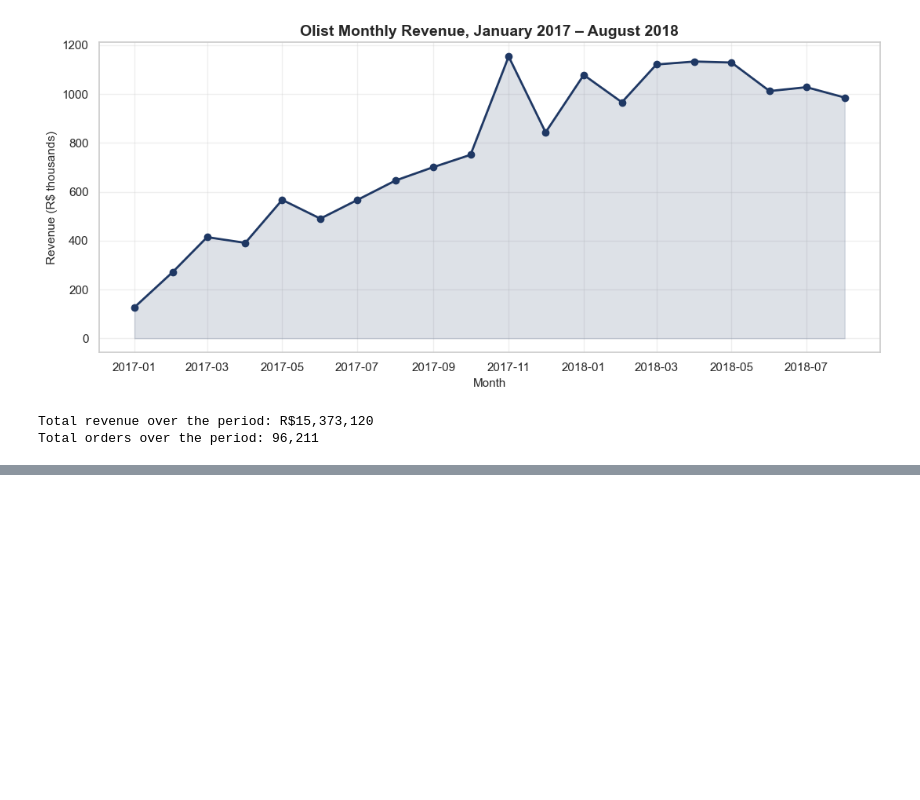
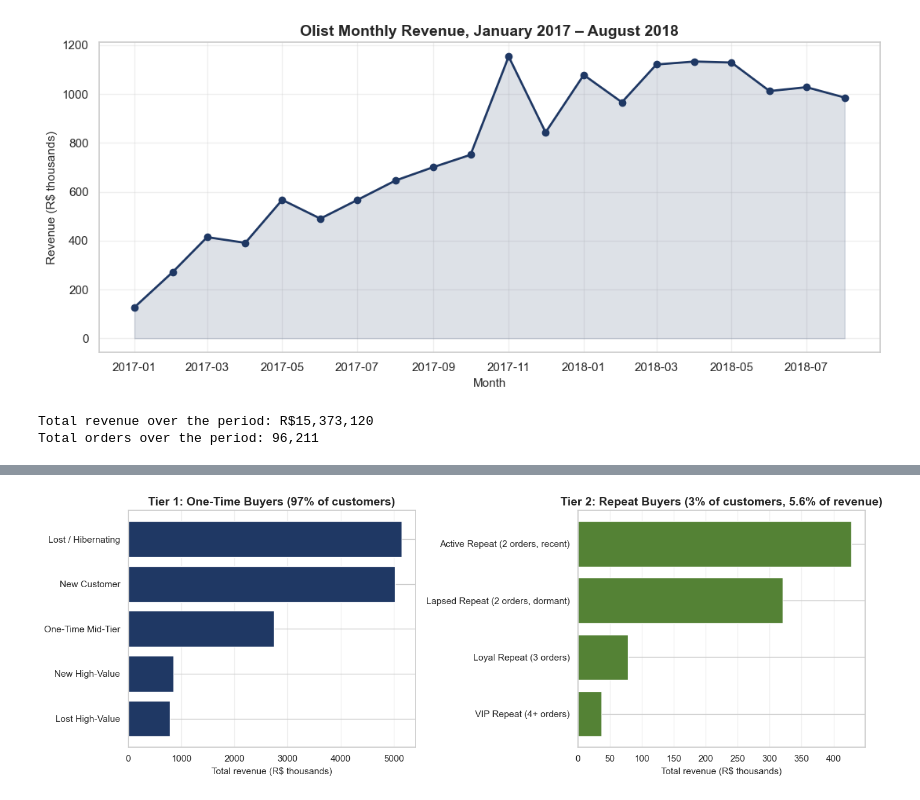
Before and after one commit to mubinamirzaeva/ecommerce-customer-analytics, a Jupyter notebook: notebooks/01_exploration.ipynb, the cells around one changed output, grey strips where cells are left out. Cells and saved outputs as stored; diff of their text form; code cells hidden in the pictures; blank space fills up the shorter version.

Commit message:
Add Python exploratory notebook with four headline visualizations

```diff
--- a/notebooks/01_exploration.ipynb
+++ b/notebooks/01_exploration.ipynb
@@ -81,0 +86,78 @@ Total orders over the period: 96,211
+# %%
+segment_query = """
+WITH order_revenue AS (
+    SELECT oi.order_id, SUM(oi.price + oi.freight_value) AS order_total
+    FROM order_items oi GROUP BY oi.order_id
+),
+customer_orders AS (
+    SELECT
+        c.customer_unique_id, o.order_id,
+        o.order_purchase_timestamp::DATE AS order_date,
+        orev.order_total
+    FROM orders o
+    JOIN customers c ON o.customer_id = c.customer_id
+    JOIN order_revenue orev ON o.order_id = orev.order_id
+    WHERE o.order_status = 'delivered'
+),
+rfm_raw AS (
+    SELECT
+        customer_unique_id,
+        ('2018-10-17'::DATE - MAX(order_date)) AS recency_days,
+        COUNT(DISTINCT order_id) AS frequency,
+        ROUND(SUM(order_total)::NUMERIC, 2) AS monetary
+    FROM customer_orders
+    GROUP BY customer_unique_id
+),
+rfm_scored AS (
+    SELECT
+        customer_unique_id, recency_days, frequency, monetary,
+        NTILE(5) OVER (ORDER BY recency_days ASC) AS r_score,
+        NTILE(5) OVER (ORDER BY monetary DESC) AS m_score
+    FROM rfm_raw
+)
+SELECT
+    CASE
+        WHEN frequency >= 4 THEN 'VIP Repeat (4+ orders)'
+        WHEN frequency = 3 THEN 'Loyal Repeat (3 orders)'
+        WHEN frequency = 2 AND r_score >= 3 THEN 'Active Repeat (2 orders, recent)'
+        WHEN frequency = 2 THEN 'Lapsed Repeat (2 orders, dormant)'
+        WHEN frequency = 1 AND r_score >= 4 AND m_score >= 4 THEN 'New High-Value'
+        WHEN frequency = 1 AND r_score >= 4 THEN 'New Customer'
+        WHEN frequency = 1 AND r_score <= 2 AND m_score >= 4 THEN 'Lost High-Value'
+        WHEN frequency = 1 AND r_score <= 2 THEN 'Lost / Hibernating'
+        ELSE 'One-Time Mid-Tier'
+    END AS segment,
+    COUNT(*) AS customers,
+    ROUND(SUM(monetary)::NUMERIC, 2) AS total_revenue
+FROM rfm_scored
+GROUP BY segment
+ORDER BY total_revenue DESC;
+"""
+
+segments_df = pd.read_sql(segment_query, conn)
+
+tier2 = ["VIP Repeat (4+ orders)", "Loyal Repeat (3 orders)",
+         "Active Repeat (2 orders, recent)", "Lapsed Repeat (2 orders, dormant)"]
+segments_df["tier"] = segments_df["segment"].apply(
+    lambda s: "Tier 2: Repeat Buyers" if s in tier2 else "Tier 1: One-Time Buyers"
+)
+
+fig, axes = plt.subplots(1, 2, figsize=(14, 5))
+
+tier1_data = segments_df[segments_df["tier"] == "Tier 1: One-Time Buyers"].sort_values("total_revenue", ascending=True)
+axes[0].barh(tier1_data["segment"], tier1_data["total_revenue"] / 1000, color="#1f3864")
+axes[0].set_title("Tier 1: One-Time Buyers (97% of customers)")
+axes[0].set_xlabel("Total revenue (R$ thousands)")
+axes[0].grid(True, alpha=0.3, axis="x")
+
+tier2_data = segments_df[segments_df["tier"] == "Tier 2: Repeat Buyers"].sort_values("total_revenue", ascending=True)
+axes[1].barh(tier2_data["segment"], tier2_data["total_revenue"] / 1000, color="#548235")
+axes[1].set_title("Tier 2: Repeat Buyers (3% of customers, 5.6% of revenue)")
+axes[1].set_xlabel("Total revenue (R$ thousands)")
+axes[1].grid(True, alpha=0.3, axis="x")
+
+plt.tight_layout()
+plt.savefig("../dashboard/02_segments.png", dpi=150, bbox_inches="tight")
+plt.show()
+# %% [output]
+[figure, added]
```
Also changed, not shown: parts of 6 cells of this notebook.
